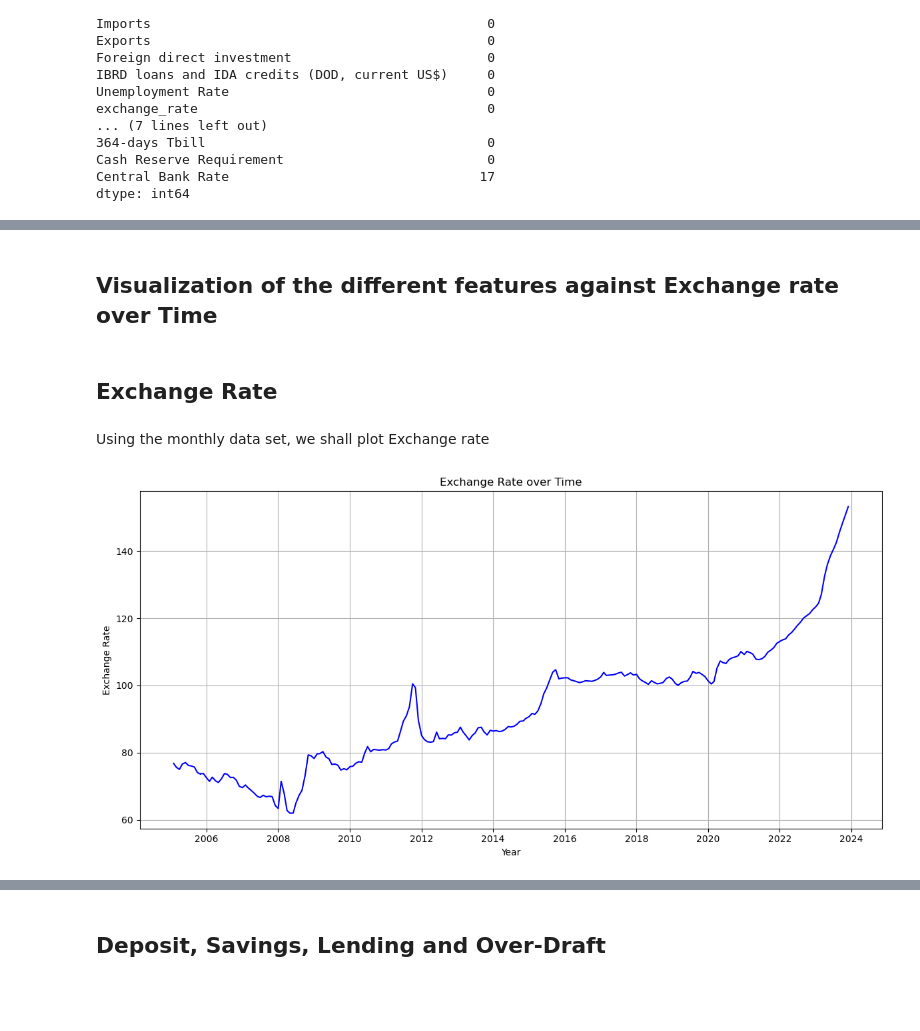
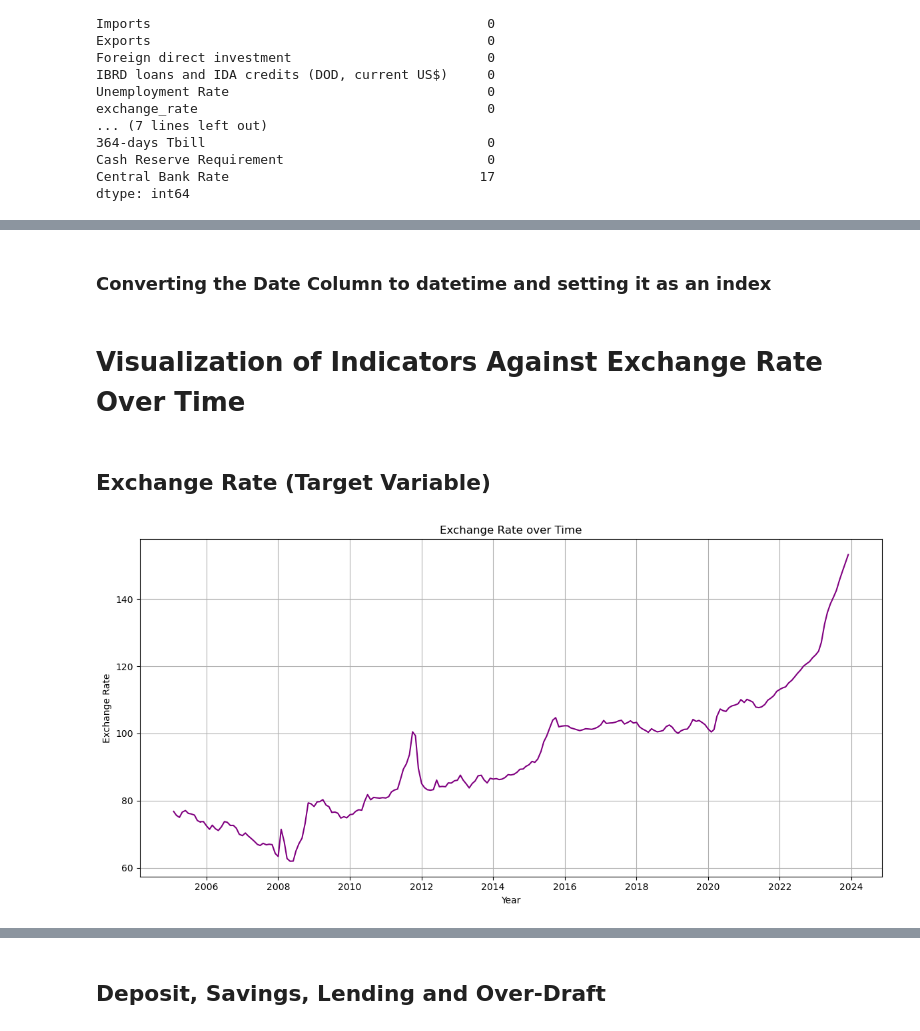
Before and after one commit to kdizz/Group8Phase5Capstone, a Jupyter notebook: main proj.ipynb, the cells around one changed output, grey strips where cells are left out. Cells and saved outputs as stored; diff of their text form; code cells hidden in the pictures; blank space fills up the shorter version.

```diff
--- a/main proj.ipynb
+++ b/main proj.ipynb
@@ -188 +206,3 @@ We shall convert the Date columns in all the datasets to allow for visualization
+# %% [markdown]
+### Converting the Date Column to datetime and setting it as an index
 # %%
@@ -191,20 +212,19 @@ for df in [dfaverage, dfclosing, dfmonthly, dfopening]:
         df['Date'] = pd.to_datetime(df['Date'], errors='coerce')
         df.set_index('Date', inplace=True)
 # %% [markdown]
-## Visualization of the different features against Exchange rate over Time
+# Visualization of Indicators Against Exchange Rate Over Time
 # %% [markdown]
-## Exchange Rate
+## Exchange Rate (Target Variable)
-# %% [markdown]
-Using the monthly data set, we shall plot Exchange rate
 # %%
+#Using the monthly data set, we shall plot Exchange rate
 plt.figure(figsize=(12, 6))
-sns.lineplot(data=dfmonthly, x="Date", y="exchange_rate", color="blue")
+sns.lineplot(data=dfmonthly, x="Date", y="exchange_rate", color="purple")
 plt.title("Exchange Rate over Time")
 plt.ylabel("Exchange Rate")
 plt.xlabel("Year")
 plt.grid(True)
 plt.tight_layout()
 plt.show()
 # %% [output]
-[figure, old version]
+[figure, new version]
 # %% [markdown]
```
Also changed, not shown: parts of 63 cells of this notebook, 1 other file.
